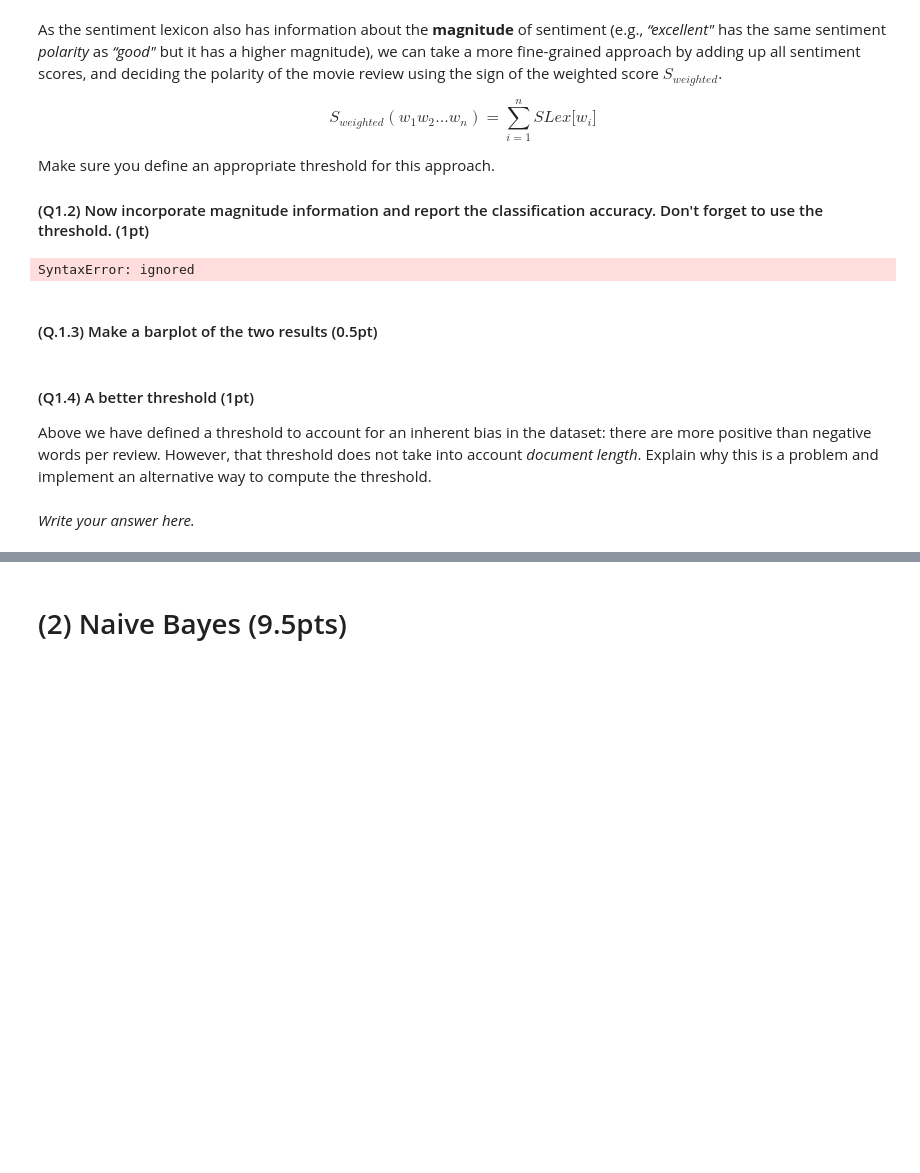
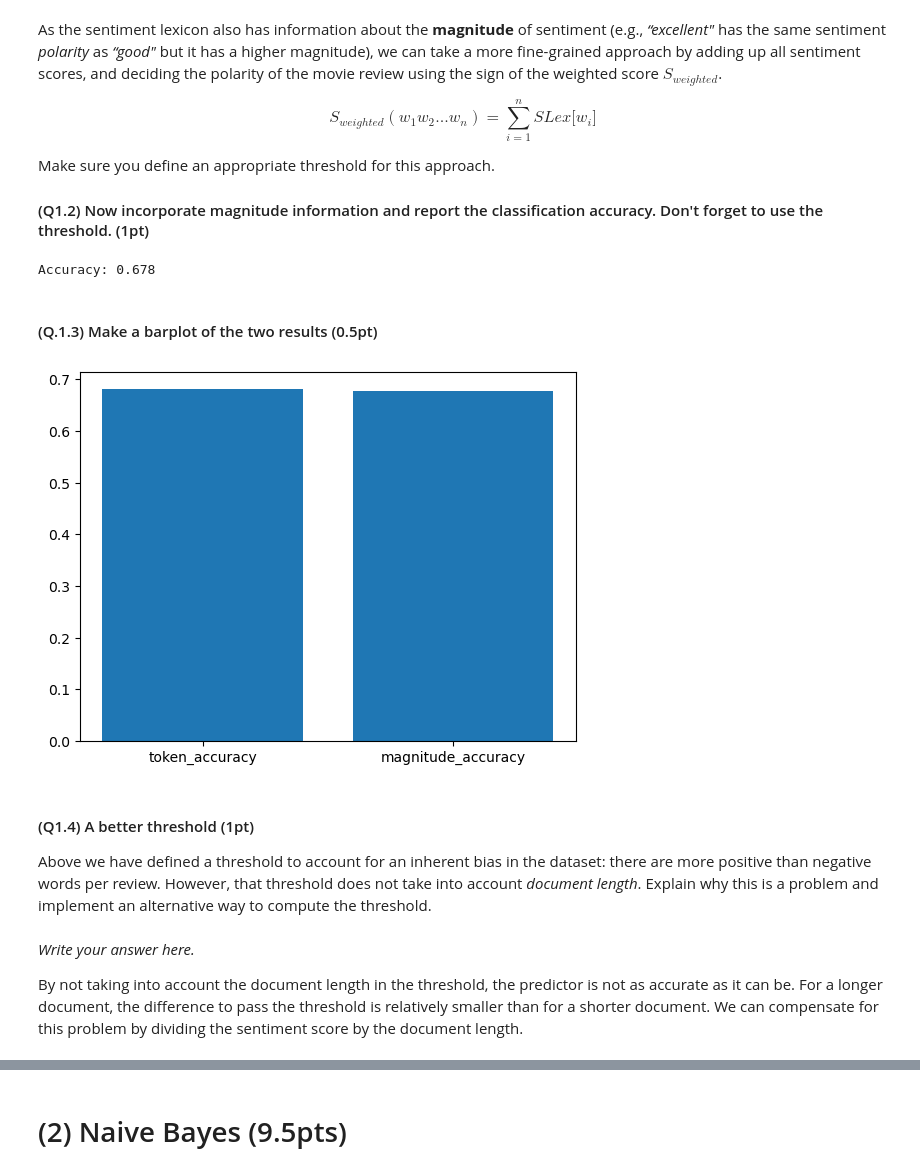
Before and after one commit to tgroot56/NLP_Practical1, a Jupyter notebook: NLP1 2024 Practical 1 (student_version).ipynb, the cells around one changed output, grey strips where cells are left out. Cells and saved outputs as stored; diff of their text form; code cells hidden in the pictures; blank space fills up the shorter version.

```diff
--- a/NLP1 2024 Practical 1 (student_version).ipynb
+++ b/NLP1 2024 Practical 1 (student_version).ipynb
@@ -216,3 +250,6 @@ $$
+# %%
+# get ground truths
+truth = [review['sentiment'] for review in reviews]
 # %%
 # token_results should be a list of binary indicators; for example [1, 0, 1, ...]
 # where 1 indicates a correct classification and 0 an incorrect classification.
@@ -236,16 +273,50 @@ Make sure you define an appropriate threshold for this approach.
+# %%
+# YOUR CODE HERE
+def magnitude_lexicon_sentiment_prediction(reviews, sent_lexicon, threshold, weight):
+    predictions = []
+    words_in_sent_lex = [item['word1'] for item in sent_lexicon]
+    for review in reviews:
+        sentiment_score = 0
+        for sentence in review['content']:
+            for word, POS in sentence:
+                if word in words_in_sent_lex:
+                    index = words_in_sent_lex.index(word)
+                    lex_polarity = sent_lexicon[index]['priorpolarity']
+                    type = sent_lexicon[index]['type']
+                    if type == 'strongsubj':
+                        if lex_polarity == 'positive':
+                            sentiment_score += weight
+                        if lex_polarity == 'negative':
+                            sentiment_score -= weight
+                    else:
+                        if lex_polarity == 'positive':
+                            sentiment_score += 1
+                        if lex_polarity == 'negative':
+                            sentiment_score -= 1
+
+        if sentiment_score >= threshold:
+            prediction = 'POS'
+        else:
+            prediction = 'NEG'
+        predictions.append(prediction)
+    return predictions
+
+magnitude_predictions = magnitude_lexicon_sentiment_prediction(reviews, sent_lexicon, 16, 2)
 # %%
-magnitude_results = # a list of binary indicators
-magnitude_accuracy = # ..
-print("Accuracy:" % magnitude_accuracy)
+magnitude_results = [1 if magnitude_predictions[i]==truth[i] else 0 for i in range(len(truth))] # a list of binary indicators
+magnitude_accuracy = sum(magnitude_results)/len(magnitude_results)
+print("Accuracy:", magnitude_accuracy)
 # %% [output]
-SyntaxError: ignored
+Accuracy: 0.678
 # %% [markdown]
 #### (Q.1.3) Make a barplot of the two results (0.5pt)
 # %%
 # YOUR CODE HERE
+plt.bar(['token_accuracy', 'magnitude_accuracy'], [token_accuracy, magnitude_accuracy])
+plt.show()
+# %% [output]
+[figure, added]
 # %% [markdown]
 #### (Q1.4) A better threshold (1pt)
 Above we have defined a threshold to account for an inherent bias in the dataset: there are more positive than negative words per review.
 However, that threshold does not take into account *document length*. Explain why this is a problem and implement an alternative way to compute the threshold.
-# %% [markdown]
-*Write your answer here.*
@@ -253,0 +323,4 @@ However, that threshold does not take into account *document length*. Explain wh
+# %% [markdown]
+*Write your answer here.*
+
+By not taking into account the document length in the threshold, the predictor is not as accurate as it can be. For a longer document, the difference to pass the threshold is relatively smaller than for a shorter document. We can compensate for this problem by dividing the sentiment score by the document length.
```
Also changed, not shown: parts of 7 cells of this notebook.
